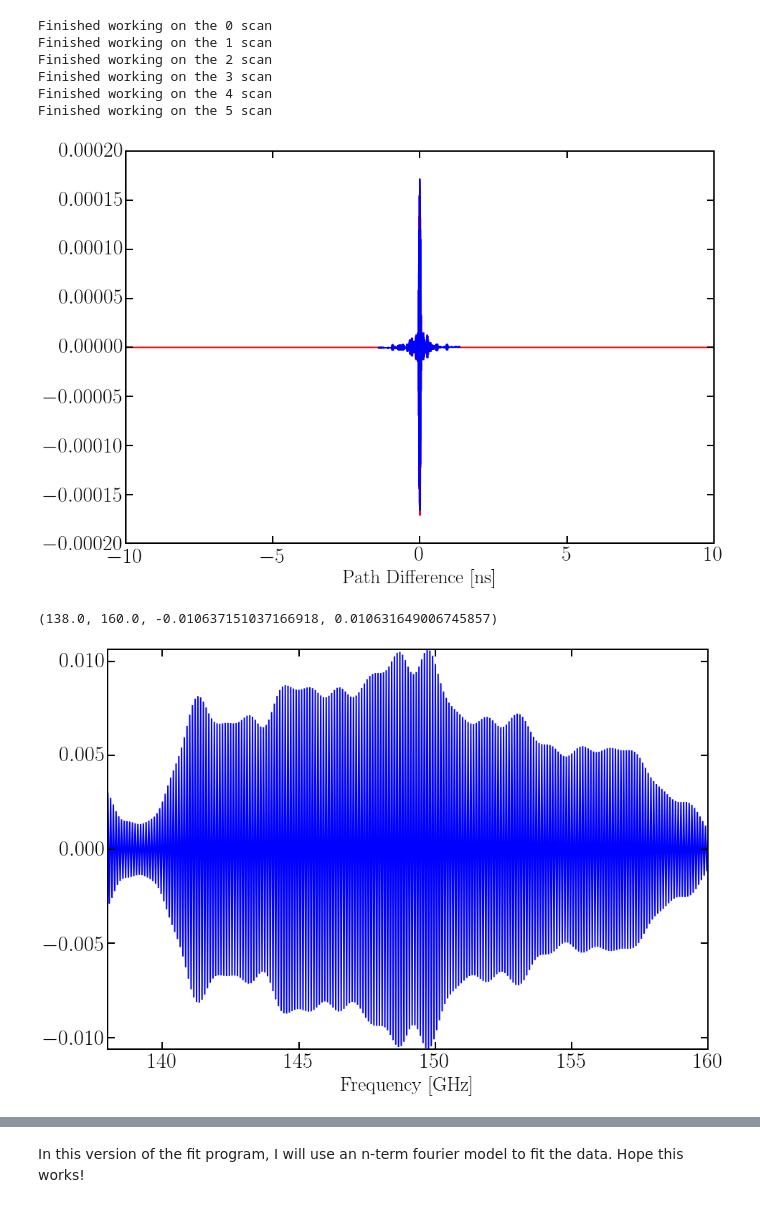
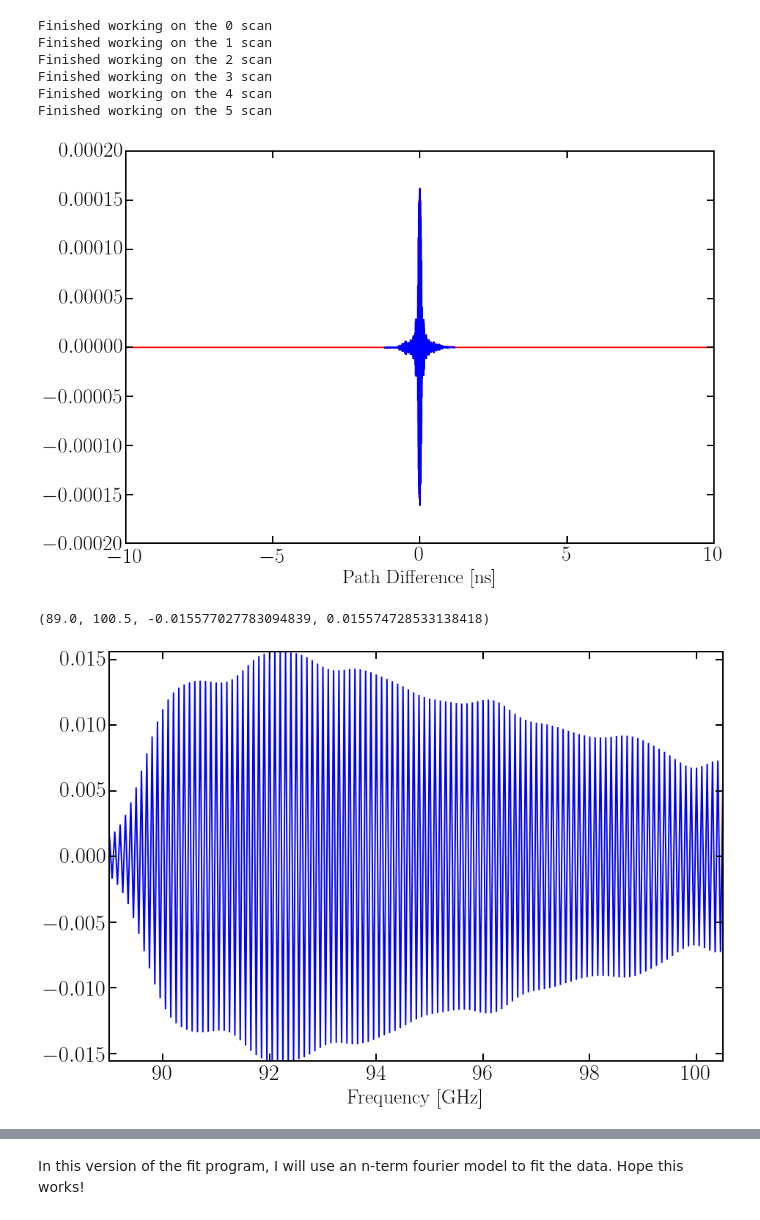
Before and after one commit to WanduiAlbert/MeshFilters, a Jupyter notebook: analysis/CombinedFTSPipelinePhaseCorrectedFourierFitting.ipynb, the cells around one changed output, grey strips where cells are left out. Drawn from its saved outputs; the diff is of its cells as text; code cells hidden in the pictures.

Commit message:
latest FTS data analysis using fourier fitting methods

```diff
--- a/analysis/CombinedFTSPipelinePhaseCorrectedFourierFitting.ipynb
+++ b/analysis/CombinedFTSPipelinePhaseCorrectedFourierFitting.ipynb
@@ -15,9 +15,9 @@ import emcee
 import corner
 import h5py
 # %%
-hdf5_name = 'fseries/15-02-5/150/X/'
-save_name = '15-02-5_150_X_fseries'
-datadir = '../data/15-02-5 150GHz Xpol/'
+hdf5_name = '/15-02-5/95/X/'
+save_name = '15-02-5_95_X_'
+datadir = '../data/15-02-5 95GHz Xpol/'
 files = glob(datadir + '*.txt')
 no_sample_one_arm_scans = [0,1,2]# [0,1,2]
 sample_one_arm_scans = [3,4,5]# [0,1,2]
@@ -35,7 +35,7 @@ scans['sample']['one-arm'] = dict()
 scans_signal = []
 scans_encoder = []
 for i, f in enumerate(files):
-    index, time, encoder, signal = np.loadtxt(f, comments='#', skiprows=14, unpack=True)
+    index, time, encoder, signal = np.loadtxt(f, comments='#', skiprows=24, unpack=True)
     scans_signal += [signal]
     scans_encoder += [encoder]
     print "Finished loading file %d"%i
@@ -161,7 +161,8 @@ def envelope(x, A, B, C):
 N = scans['no-sample']['signal-driftcorrected'].shape[0]
 
 # initial guess for the parameters #
-parameter_initial = np.array([1.5e-4,40/c,-51.6,1862.3/c]) #A,B,C,D
+# parameter_initial = np.array([1.5e-4,40/c,-51.6,1862.3/c]) #for 150GHz
+parameter_initial = np.array([1.5e-4,40/c,-51.6,1190./c]) #for 95 GHz
 for i in range(N):
     xdata = scans['no-sample']['encoder-driftcorrected'][i]
     ydata = scans['no-sample']['signal-driftcorrected'][i]
@@ -186,5 +187,5 @@ for i in range(N):
 
     scans['no-sample']['encoder-driftcorrected'][i] -= actual_peak
     scans['no-sample']['encoder-driftcorrected'][i] *= (2/c) # Encoder now represents the path length difference
-# plt.savefig(save_name + 'no-sample_peakmatching.png')
+plt.savefig(save_name + 'no-sample_peakmatching.png')
 # %% [output]
@@ -207,7 +208,8 @@ for the scan 6 the position of zero p.d is 388.052787
 N = scans['sample']['signal-driftcorrected'].shape[0]
 
 # initial guess for the parameters #
-parameter_initial = np.array([1.5e-4,40/c,-51.6,1862.3/c]) #A,B,C,D
+# parameter_initial = np.array([1.5e-4,40/c,-51.6,1862.3/c]) #for 150GHz
+parameter_initial = np.array([1.5e-4,40/c,-51.6,1190./c]) #for 95 GHz
 for i in range(N):
     xdata = scans['sample']['encoder-driftcorrected'][i]
     ydata = scans['sample']['signal-driftcorrected'][i]
@@ -364,7 +366,7 @@ ax.plot(scans['no-sample']['encoder-driftcorrected'][i], (scans['no-sample']['si
 ax.set_xlabel('Path Difference [ns]')
 plt.savefig(save_name + 'zeropadded-interferogram.png')
 # %% [output]
-[figure, old version]
+[figure, new version]
 # %%
 N = scans['no-sample']['signal'].shape[0]
 dx = (scans['encoder-resampled'][1] - scans['encoder-resampled'][0])
@@ -392,19 +394,20 @@ scans['no-sample']['signal-fft'] = np.array(ffts)
 # %%
 i = 3
 fig, ax = plt.subplots(figsize=(15,10))
-scans['thresh'] = np.logical_and(scans['k'] >= 138, scans['k'] <= 160)
+# scans['thresh'] = np.logical_and(scans['k'] >= 138, scans['k'] <= 160) #For 150 GHz
+scans['thresh'] = np.logical_and(scans['k'] >= 89, scans['k'] <= 100.5) #For 95 GHz
 ax.plot(scans['k'][scans['thresh']], np.real(scans['no-sample']['signal-fft'][i])[scans['thresh']]);
 ax.set_xlabel('Frequency [GHz]')
 ax.axis('tight');
 
 # ------ Use this part when you don't want to use the interpolated data ------------ #
 # scans['thresh'] = np.logical_and(scans['no-sample']['k'][i] >= 130, scans['no-sample']['k'][i] <= 170)
 
 # ax.plot(scans['no-sample']['k'][i][scans['thresh']], np.abs(scans['no-sample']['signal-fft'][i])[scans['thresh']]);
 # ax.axis('tight');
 # %% [output]
-(138.0, 160.0, -0.010637151037166918, 0.010631649006745857)
+(89.0, 100.5, -0.015577027783094839, 0.015574728533138418)
-[figure, old version]
+[figure, new version]
 # %%
 N = scans['sample']['signal'].shape[0]
 dx = (scans['encoder-resampled'][1] - scans['encoder-resampled'][0])
```
Also changed, not shown: parts of 26 cells of this notebook, 18 other files.
